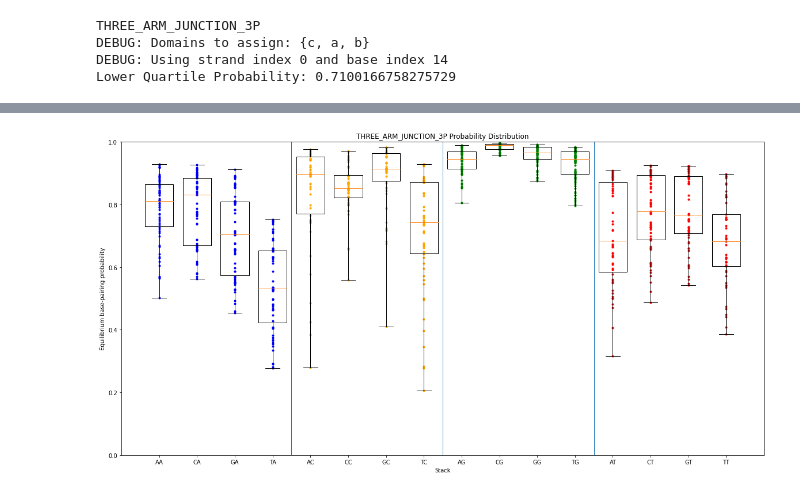
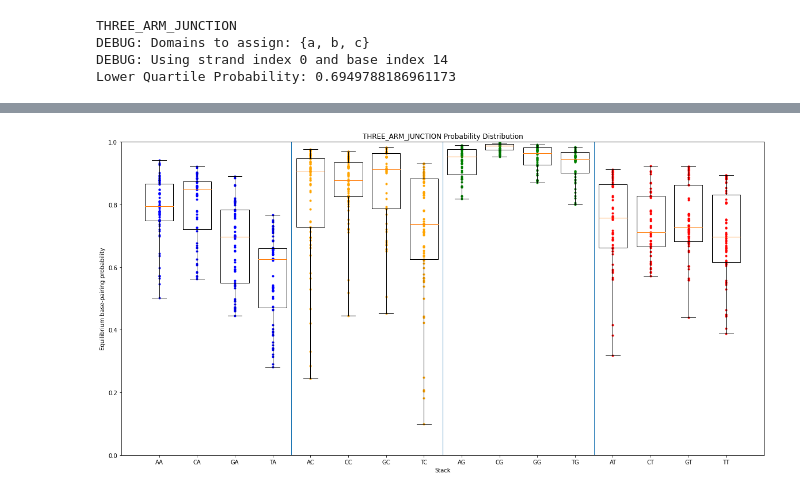
Before and after one commit to UC-Davis-molecular-computing/nuad, a Jupyter notebook: base_pair_probability.ipynb, the cells around one changed output, grey strips where cells are left out. Drawn from its saved outputs; the diff is of its cells as text; code cells hidden in the pictures.

```diff
--- a/base_pair_probability.ipynb
+++ b/base_pair_probability.ipynb
@@ -81,6 +81,12 @@ class BasePairProbabilityResult:
         self.plot_bpps_by_stack()
         for query in self.additional_queries:
             query.plot()
+
+    def percentile(self, n) -> None:
+        return np.percentile(self.bpps, n)
+
+    def upper_quartile(self) -> float:
+        return np.percentile(self.bpps, 75)
 
     def lower_quartile(self) -> float:
         return np.percentile(self.bpps, 25)
@@ -739,5 +745,5 @@ Lower Quartile Probability: 0.5732906739028842
 # %%
-print('THREE_ARM_JUNCTION_3P')
+print('THREE_ARM_JUNCTION')
 #                          ^ [
 #                       29-|-|-30
 #                     b    |-|    b*
@@ -760,10 +766,10 @@ top_strand_right: dc.Strand = dc.Strand(['b*', 'c'], name='top strand right')
 bot_strand: dc.Strand = dc.Strand(['c*', 'a*'], name='bot strand')
 strands = (top_strand_left, top_strand_right, bot_strand)
 
-three_arm_junction_3p_bppr = nupack_base_pair_probabilities(strands, 14, 75, 'THREE_ARM_JUNCTION_3P')
-three_arm_junction_3p_bppr.plot_all()
+three_arm_junction_bppr = nupack_base_pair_probabilities(strands, 14, 75, 'THREE_ARM_JUNCTION')
+three_arm_junction_bppr.plot_all()
 # %% [output]
-THREE_ARM_JUNCTION_3P
-DEBUG: Domains to assign: {c, a, b}
+THREE_ARM_JUNCTION
+DEBUG: Domains to assign: {a, b, c}
 DEBUG: Using strand index 0 and base index 14
-Lower Quartile Probability: 0.7100166758275729
+Lower Quartile Probability: 0.6949788186961173
@@ -772 +778 @@ Lower Quartile Probability: 0.7100166758275729
-[figure, old version]
+[figure, new version]
```
Also changed, not shown: parts of 21 cells of this notebook, 1 other file.
